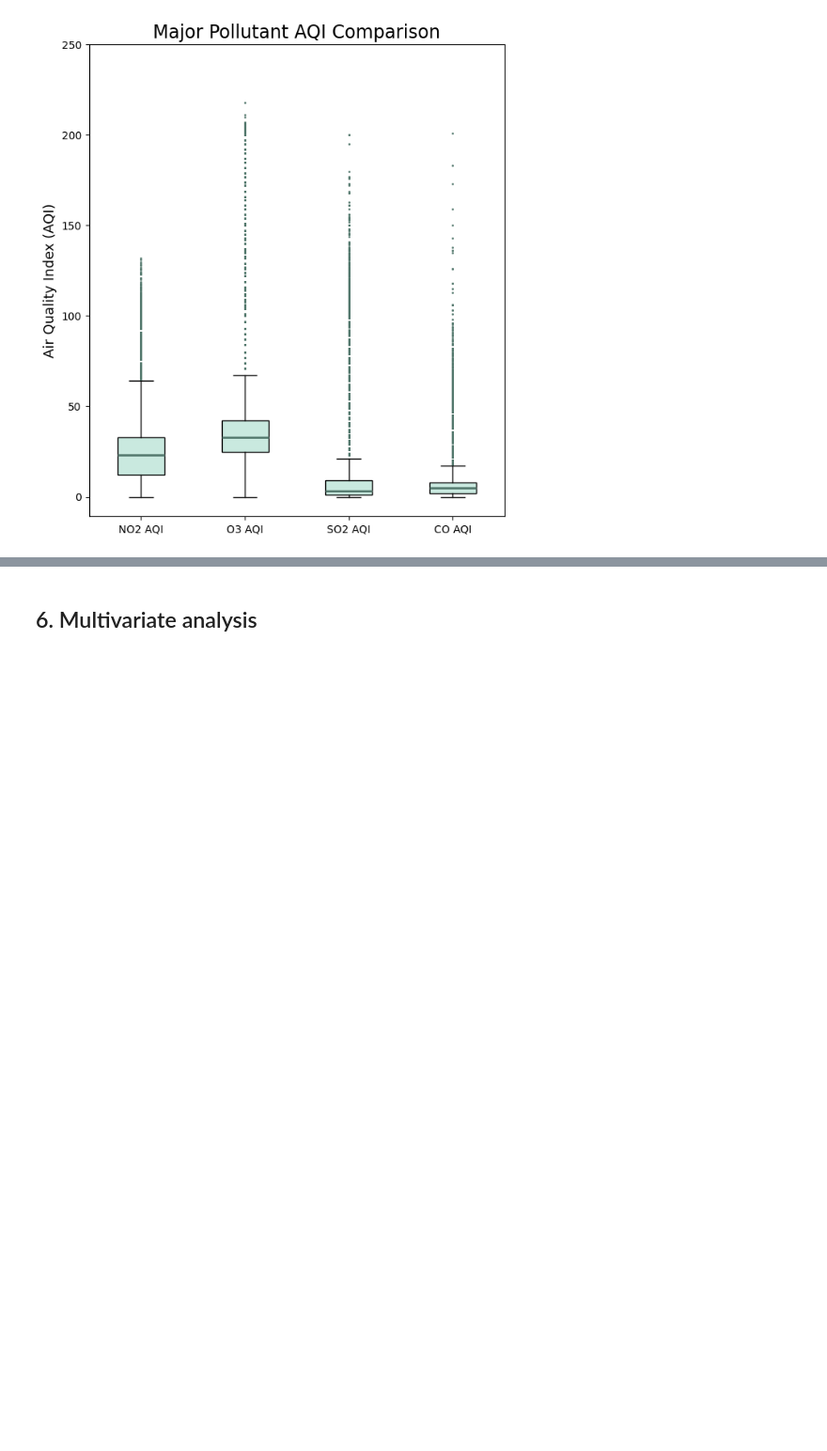
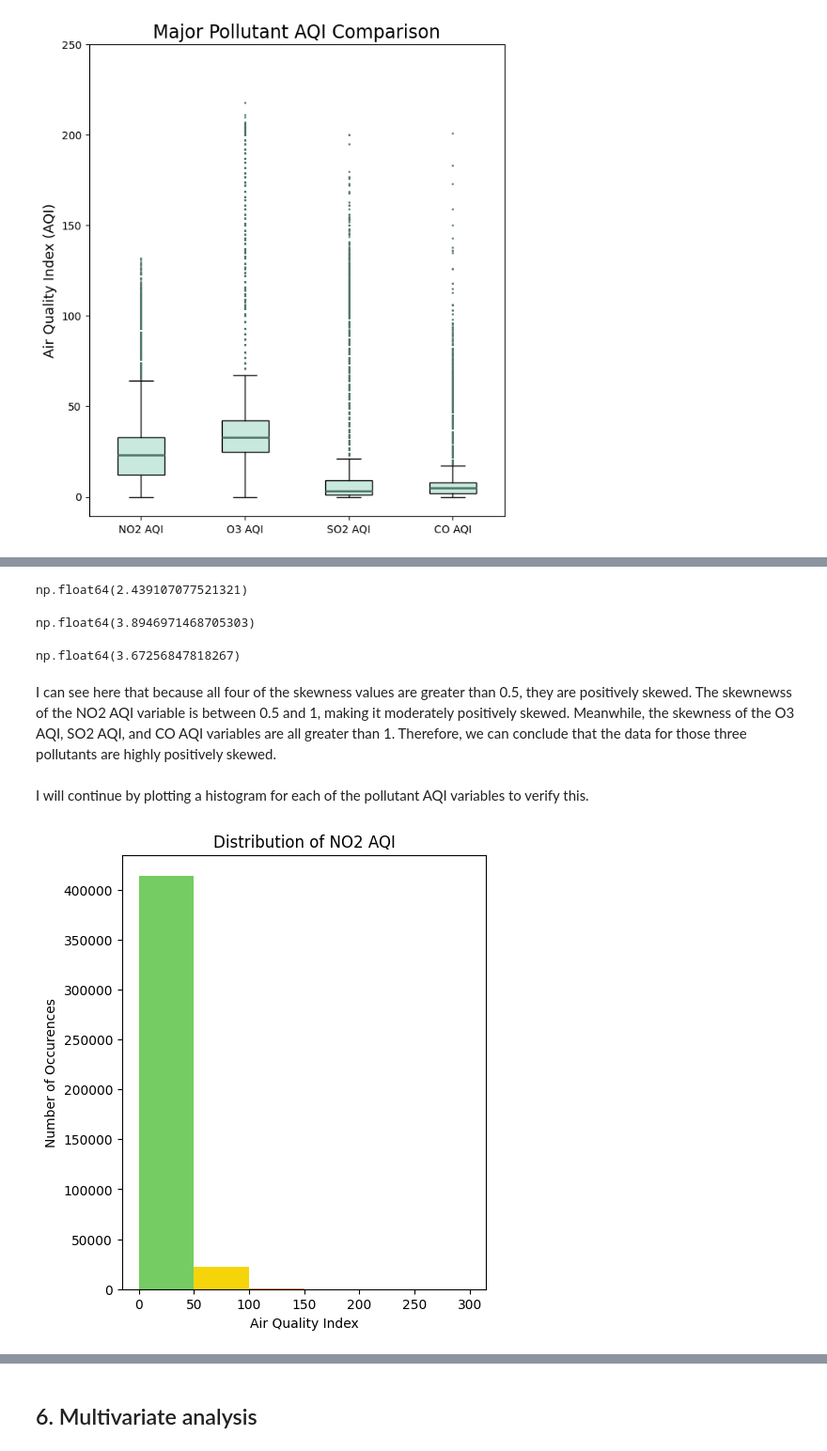
Before and after one commit to aidaduong/US-Air-Pollution-EDA-Kaggle, a Jupyter notebook: air_pollution_EDA.ipynb, the cells around one changed output, grey strips where cells are left out. Shown at 94% size. Saved outputs shown, nothing was run; the diff lists cells and outputs as text; code cells hidden in the pictures; blank space fills up the shorter version.

Commit message:
created histograms for each pollutant AQI

```diff
--- a/air_pollution_EDA.ipynb
+++ b/air_pollution_EDA.ipynb
@@ -269,7 +269,3 @@ plt.yticks(np.arange(0, 251, step = 50))
 plt.show()
 # %% [output]
 [figure]
-# %%
-plt.style.use('default')
-plt.boxplot(df['NO2 AQI'], flierprops={'markeredgecolor':'blue', 'markersize':1})
-plt.show()
@@ -277,0 +282,32 @@ plt.show()
+# %%
+df['O3 AQI'].skew()
+# %% [output]
+np.float64(2.439107077521321)
+# %%
+df['SO2 AQI'].skew()
+# %% [output]
+np.float64(3.8946971468705303)
+# %%
+df['CO AQI'].skew()
+# %% [output]
+np.float64(3.67256847818267)
+# %% [markdown]
+I can see here that because all four of the skewness values are greater than 0.5, they are positively skewed. The skewnewss of the NO2 AQI variable is between 0.5 and 1, making it moderately positively skewed. Meanwhile, the skewness of the O3 AQI, SO2 AQI, and CO AQI variables are all greater than 1. Therefore, we can conclude that the data for those three pollutants are highly positively skewed.
+# %% [markdown]
+I will continue by plotting a histogram for each of the pollutant AQI variables to verify this.
+# %%
+plt.figure(figsize = (5,6))
+
+bins = np.arange(0, 301, 50)
+n, bins, patches = plt.hist(df['NO2 AQI'], bins=bins)
+plt.title('Distribution of NO2 AQI')
+plt.xlabel('Air Quality Index')
+plt.ylabel('Number of Occurences')
+
+patches[0].set_facecolor('#75cc62')
+patches[1].set_facecolor('#f5d50a')
+patches[2].set_facecolor('#db9a60')
+patches[3].set_facecolor('#e05555')
+patches[4].set_facecolor('#ae5ed6')
+# %% [output]
+[figure, added]
```
Also changed, not shown: parts of 7 cells of this notebook.
